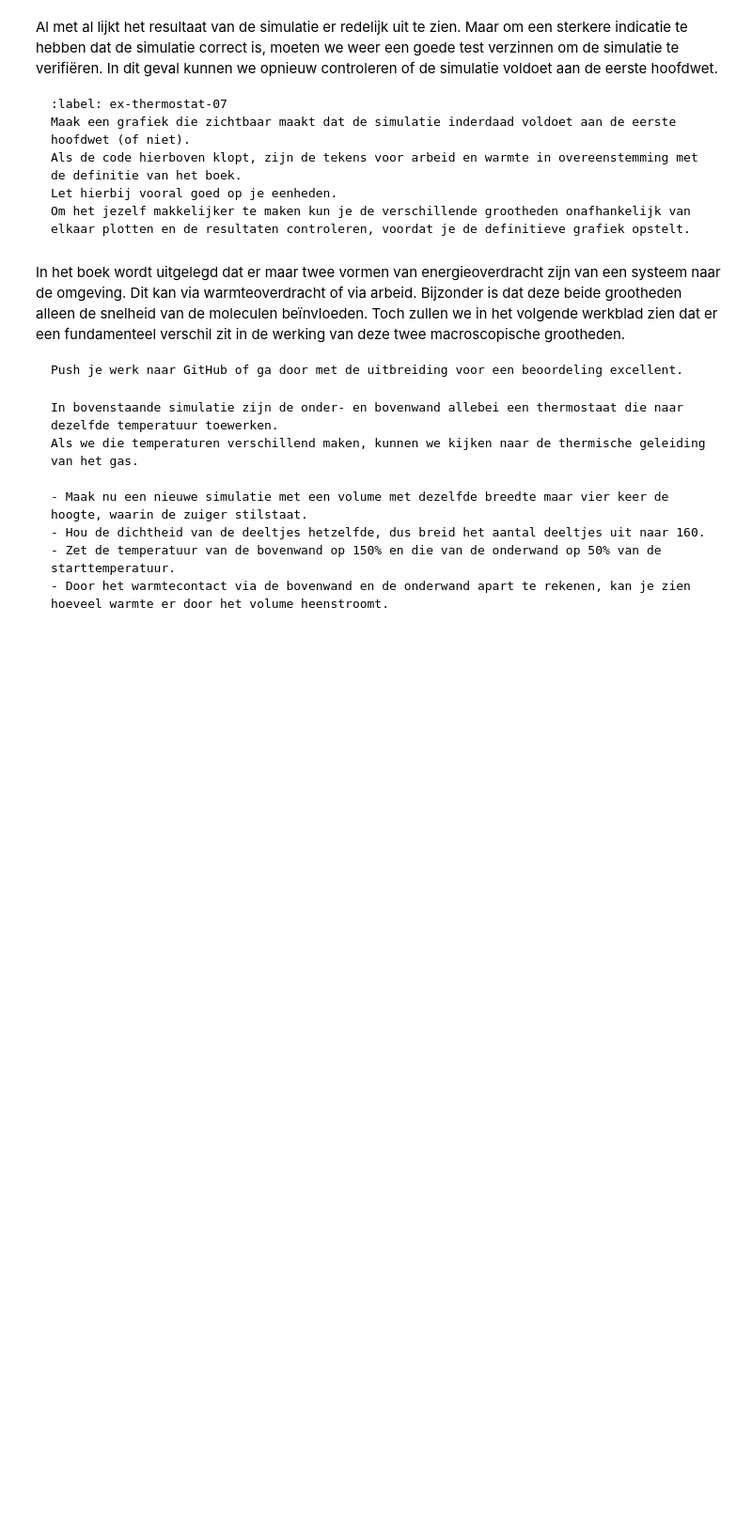
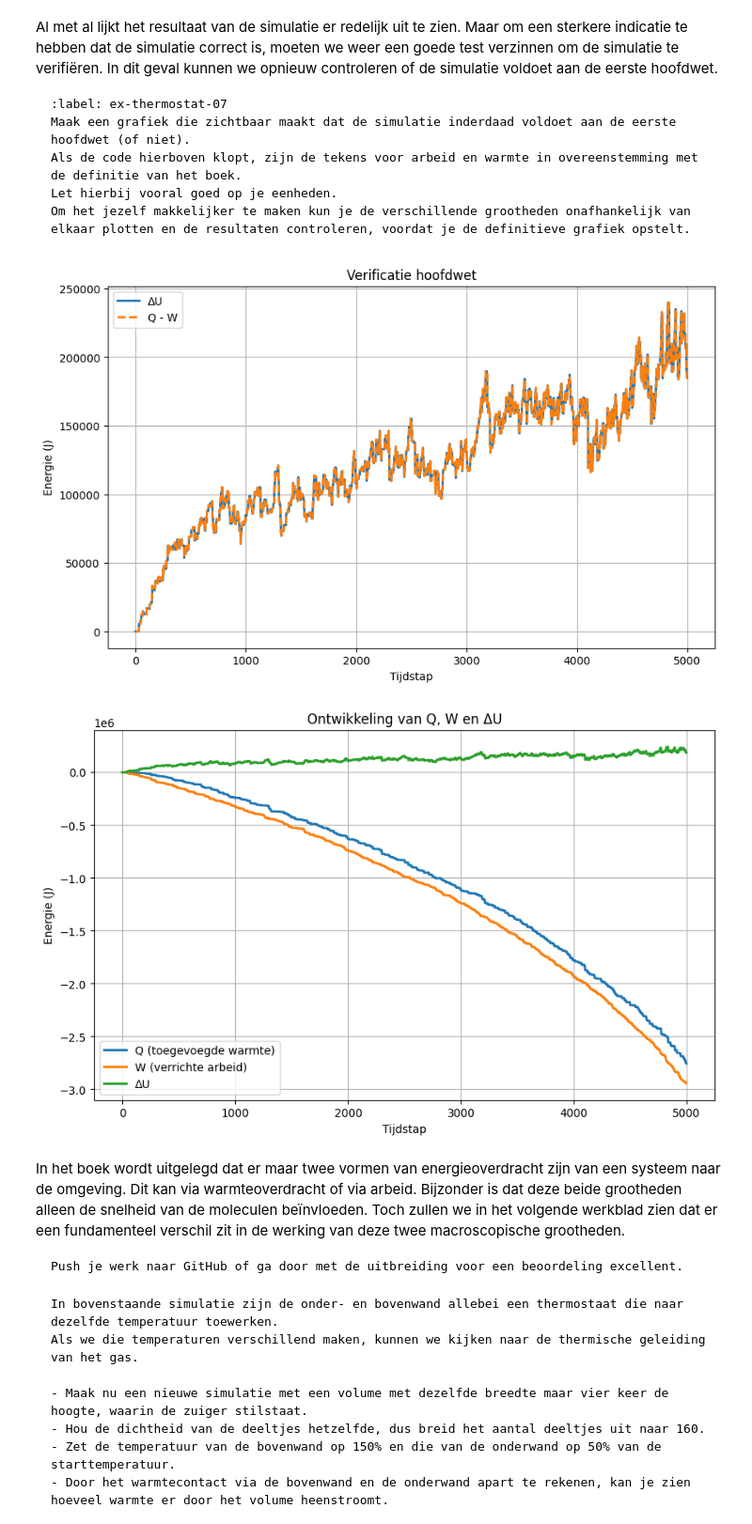
Before and after one commit to qsanson/Kwadraat, a Jupyter notebook: Content/PySim/8_thermostaat.ipynb, the cells around one changed output. Shown at 94% size. Drawn from its saved outputs; the diff is of its cells as text; code cells hidden in the pictures; blank space fills up the shorter version.

````diff
--- a/Content/PySim/8_thermostaat.ipynb
+++ b/Content/PySim/8_thermostaat.ipynb
@@ -386,7 +427,38 @@ Let hierbij vooral goed op je eenheden.
 Om het jezelf makkelijker te maken kun je de verschillende grootheden onafhankelijk van elkaar plotten en de resultaten controleren, voordat je de definitieve grafiek opstelt.
 ```
 # %%
-#your code/answer
+#interne energie
+U = N * k_B * temperatures
+delta_U = U - U[0]
+
+# Q
+Q = heats - works
+
+#plot voor eerste hoofdwet
+plt.figure(figsize=(10, 6))
+plt.plot(delta_U, label='ΔU', linewidth=2)
+plt.plot(Q, label='Q - W', linewidth=2, linestyle='--')
+plt.xlabel('Tijdstap')
+plt.ylabel('Energie (J)')
+plt.title('Verificatie hoofdwet')
+plt.legend()
+plt.grid(True)
+plt.show()
+
+# Optioneel: plot de individuele grootheden
+plt.figure(figsize=(10, 6))
+plt.plot(heats, label='Q (toegevoegde warmte)', linewidth=2)
+plt.plot(works, label='W (verrichte arbeid)', linewidth=2)
+plt.plot(delta_U, label='ΔU', linewidth=2)
+plt.xlabel('Tijdstap')
+plt.ylabel('Energie (J)')
+plt.title('Ontwikkeling van Q, W en ΔU')
+plt.legend()
+plt.grid(True)
+plt.show()
+# %% [output]
+[figure, added]
+[figure, added]
 # %% [markdown]
 In het boek wordt uitgelegd dat er maar twee vormen van energieoverdracht zijn van een systeem naar de omgeving. Dit kan via warmteoverdracht of via arbeid.
 Bijzonder is dat deze beide grootheden alleen de snelheid van de moleculen beïnvloeden.
````
Also changed, not shown: parts of 8 cells of this notebook.
